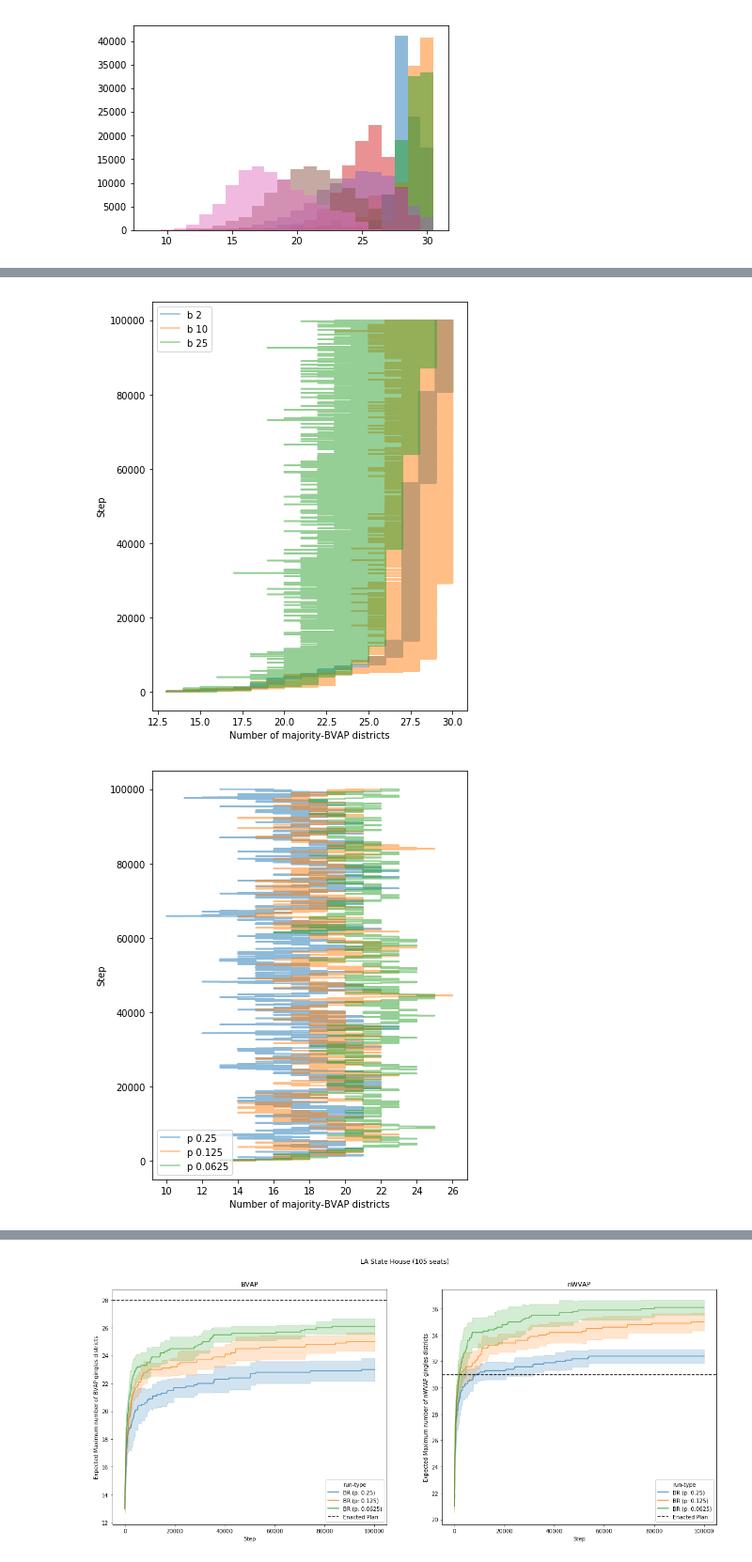
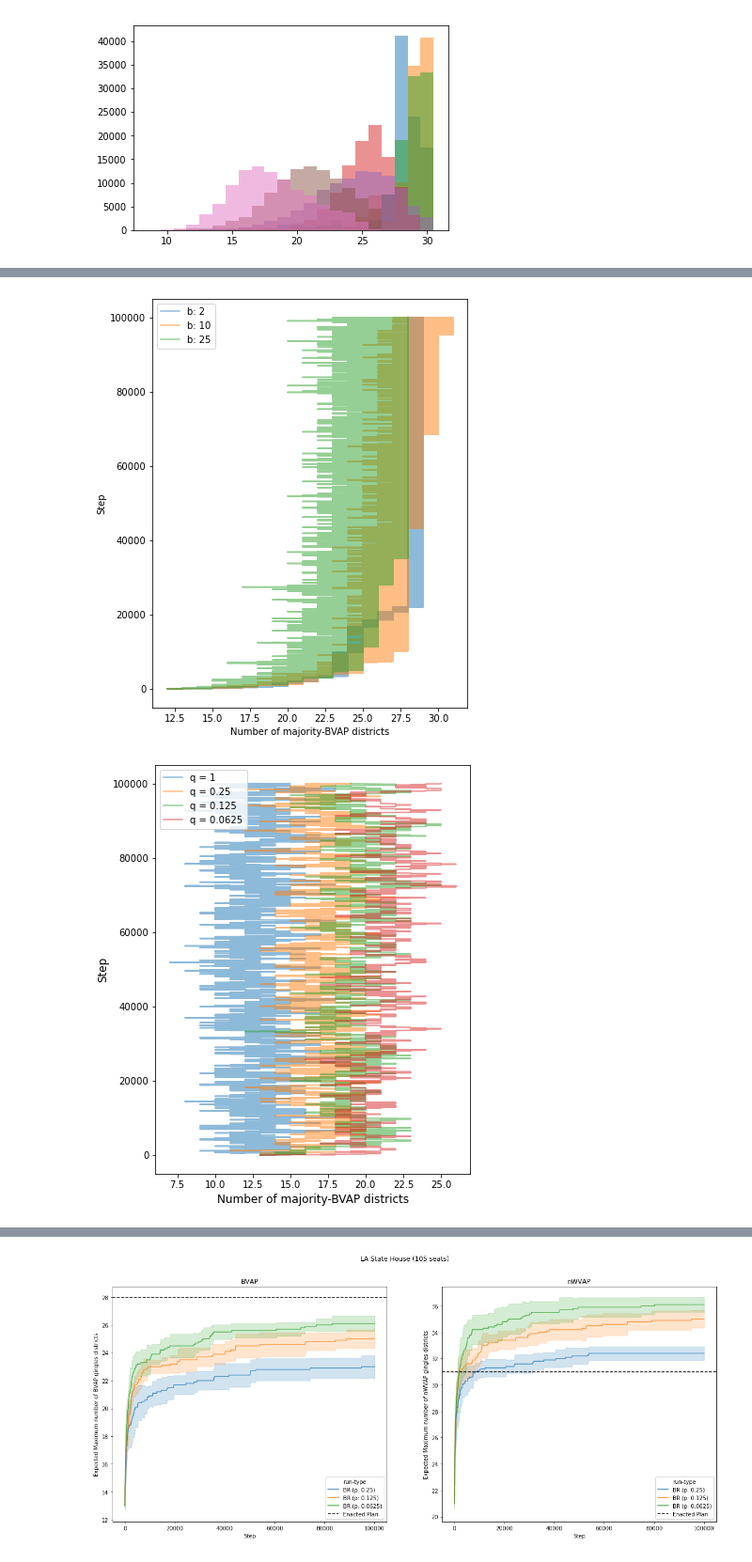
Before and after one commit to vrdi/shortbursts-gingles, a Jupyter notebook: state_experiments/LA_results.ipynb, the cells around one changed output, grey strips where cells are left out. Shown: that part at 94% size. Cells and saved outputs as stored; diff of their text form; code cells hidden in the pictures.

```diff
--- a/state_experiments/LA_results.ipynb
+++ b/state_experiments/LA_results.ipynb
@@ -60,5 +56,5 @@ df_LA_nwvap = create_state_df(la_runs_nwvap)
 # %%
-ubs = glob.glob("/cluster/tufts/mggg/jmatth03/unbiased_LA/LA_dists105_4.5%_100000_unbiased_*.p")
+ubs = glob.glob("data/unbiased_LA/LA_dists105_4.5%_100000_unbiased_*.p")
 ub_runs = {}
 for i, run in enumerate(ubs):
      with open(run, "rb") as f:
@@ -65,0 +67,4 @@ for i, run in enumerate(ubs):
+# %%
+la_runs_bvap['1'] = (bvap.reshape((10, 100000, 105)) > 0.5).sum(axis=2)
+la_runs_hvap['1'] = (hvap.reshape((10, 100000, 105)) > 0.5).sum(axis=2)
+la_runs_nwvap['1'] = (wvap.reshape((10, 100000, 105)) < 0.5).sum(axis=2)
@@ -169,19 +173,21 @@ plt.figure(figsize=(6,8))
 plt.xlabel("Number of majority-BVAP districts")
 plt.ylabel("Step")
 for b in [2,10, 25]:
-    plt.plot(la_runs_bvap[str(b)][2],range(100000),alpha=0.5, label="b {}".format(b))
+    plt.plot(la_runs_bvap[str(b)][2],range(100000),alpha=0.5, label="b: {}".format(b))
 plt.legend()
 plt.show()
 # %% [output]
-[figure, old version]
+[figure, new version]
 # %%
 plt.figure(figsize=(6,8))
-plt.xlabel("Number of majority-BVAP districts")
-plt.ylabel("Step")
+plt.xlabel("Number of majority-BVAP districts", fontsize=12)
+plt.ylabel("Step", fontsize=12)
+plt.plot(list(map(lambda p: np.sum(p > 0.5), runs[2]["BVAP"])),
+         range(100000),alpha=0.5, label="q = 1".format(p))
 for p in [0.25, 0.125, 0.0625]:
-    plt.plot(la_runs_bvap[str(p)][6],range(100000),alpha=0.5, label="p {}".format(p))
-plt.legend()
+    plt.plot(la_runs_bvap[str(p)][2],range(100000),alpha=0.5, label="q = {}".format(p))
+plt.legend(loc="upper left",fontsize=10)
 plt.savefig("plots/biased_runs_stepwise.png", dpi=200, bbox_inches='tight')
 plt.show()
 # %% [output]
-[figure, old version]
+[figure, new version]
```
Also changed, not shown: parts of 15 cells of this notebook, 16 other files.
